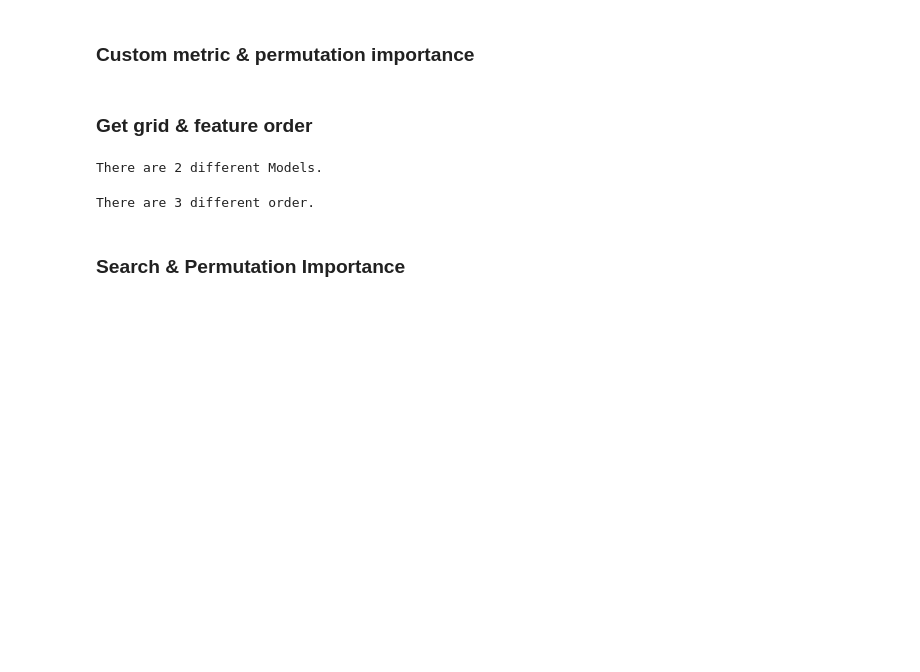
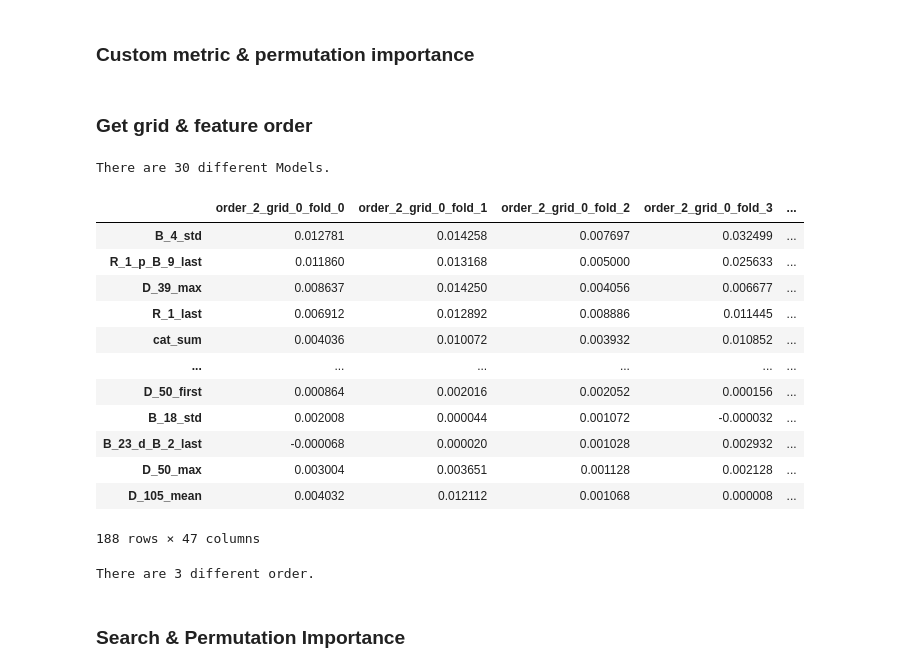
Before and after one commit to gzguevara/amex_kaggle, a Jupyter notebook: Train_Test.ipynb, the cells around one changed output. Saved outputs shown, nothing was run; the diff lists cells and outputs as text; code cells hidden in the pictures; blank space fills up the shorter version.

```diff
--- a/Train_Test.ipynb
+++ b/Train_Test.ipynb
@@ -242,24 +244,24 @@ def permutation_importance(train, valid_idx, features, model, kag_mets):
 # %% [markdown]
 ### Get grid & feature order
 # %%
-learning_rate     = [0.015, 0.02, 0.025, 0.03, 0.035, 0.04, 0.045, 0.05, 0.055, 0.06]
-gamma             = [0, 0.005, 0.01, 0.0115, 0.012, 0.0125, 0.013, 0.0135, 0.03]
+learning_rate     = [0.02, 0.0225, 0.025, 0.0275, 0.03]
+gamma             = [0.005]
 
-max_depth         = [4,5,6]
-max_leaves        = [0, 20, 30]
+max_depth         = [4,5]
+max_leaves        = [0, 10, 20]
 max_bin           = [200]
 
-subsample         = [0.2, 0.3, 0.4]
+subsample         = [0.1, 0.2, 0.3]
 sampling_method   = ['gradient_based'] #'uniform',
 
 colsample_bytree  = [1]
 colsample_bylevel = [1]
-colsample_bynode  = [0.1, 0.2, 0.3, 0.4]
+colsample_bynode  = [0.2]
 
-alpha             = [0, 0.5, 1, 1.25, 1.5, 1.75, 2]
-lambda_           = [1, 1.25, 1.5, 1.75, 2, 2.5, 2.75, 3]
+alpha             = [0, 0.25, 0.5, 0.75, 1, 1.25, 1.5]
+lambda_           = [1, 1.1, 1.2, 1.3]
 
-min_child_weight  = [1.25, 1.5, 1.75]
+min_child_weight  = [1.2, 1.3, 1.4, 1.5, 1.6, 1.7, 1.8]
 scale_pos_weight  = [1]
 
 grow_policy       = ['depthwise']
@@ -281,11 +283,11 @@ hyper_parms = ['grow_policy', 'learning_rate', 'gamma', 'max_depth', 'min_child_
 variants    = list(itertools.product(grow_policy, learning_rate, gamma, max_depth, min_child_weight, subsample, sampling_method, colsample_bytree, colsample_bylevel, colsample_bynode, lambda_, alpha, scale_pos_weight, max_leaves, max_bin, tree_method, objective, predictor, seed))#, booster, sample_type, normalize_type, rate_drop, skip_drop))
 xgb_grid    = [dict(zip(hyper_parms, variant)) for variant in variants]
 random.shuffle(xgb_grid)
-xgb_grid = xgb_grid[:2]
+xgb_grid = xgb_grid[:100]
 
 print(f'There are {len(xgb_grid)} different Models.', '\n', '\n')
 # %% [output]
-There are 2 different Models.
+There are 30 different Models.
 # %%
-premu_order = premu_order.loc[premu_order.avg > 0].copy()
+premu_imp = premu_imp.loc[premu_imp.avg > 0.00015].copy()
 # %%
@@ -293,5 +295,21 @@ train = train[premu_order.index.to_list() + ['target']]
 # %%
-premu_order['weight'] = [0] * premu_order.shape[0]
+premu_imp['weight'] = [0] * premu_imp.shape[0]
 # %%
-premu_order['weight'] = premu_order['avg']
+premu_imp['weight'] = premu_imp['avg']
+# %%
+premu_imp.loc[premu_imp.avg>0.0015]
+# %% [output]
+|  | order_2_grid_0_fold_0 | order_2_grid_0_fold_1 | order_2_grid_0_fold_2 | order_2_grid_0_fold_3 | ... |
+| B_4_std | 0.012781 | 0.014258 | 0.007697 | 0.032499 | ... |
+| R_1_p_B_9_last | 0.011860 | 0.013168 | 0.005000 | 0.025633 | ... |
+| D_39_max | 0.008637 | 0.014250 | 0.004056 | 0.006677 | ... |
+| R_1_last | 0.006912 | 0.012892 | 0.008886 | 0.011445 | ... |
+| cat_sum | 0.004036 | 0.010072 | 0.003932 | 0.010852 | ... |
+| ... | ... | ... | ... | ... | ... |
+| D_50_first | 0.000864 | 0.002016 | 0.002052 | 0.000156 | ... |
+| B_18_std | 0.002008 | 0.000044 | 0.001072 | -0.000032 | ... |
+| B_23_d_B_2_last | -0.000068 | 0.000020 | 0.001028 | 0.002932 | ... |
+| D_50_max | 0.003004 | 0.003651 | 0.001128 | 0.002128 | ... |
+| D_105_mean | 0.004032 | 0.012112 | 0.001068 | 0.000008 | ... |
+188 rows × 47 columns
 # %%
```
Also changed, not shown: parts of 18 cells of this notebook.
